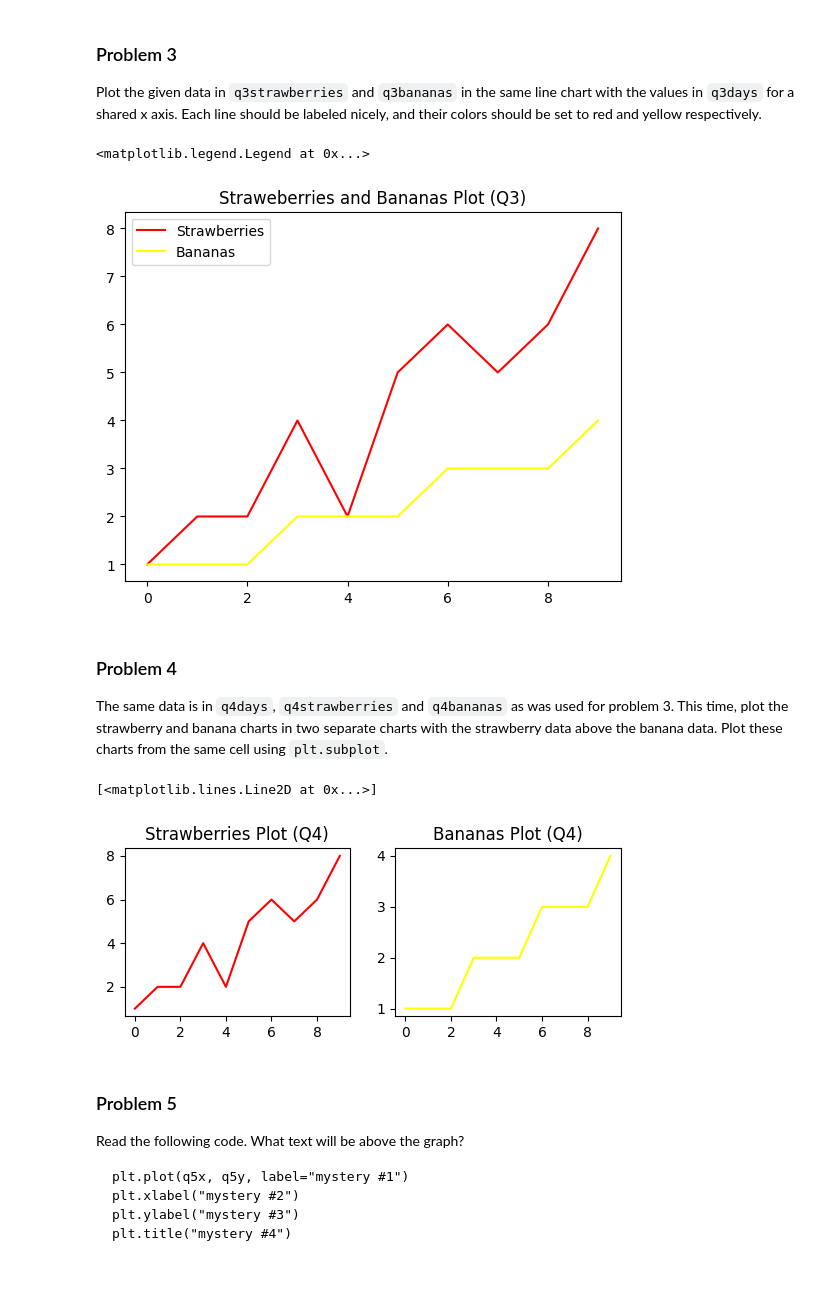
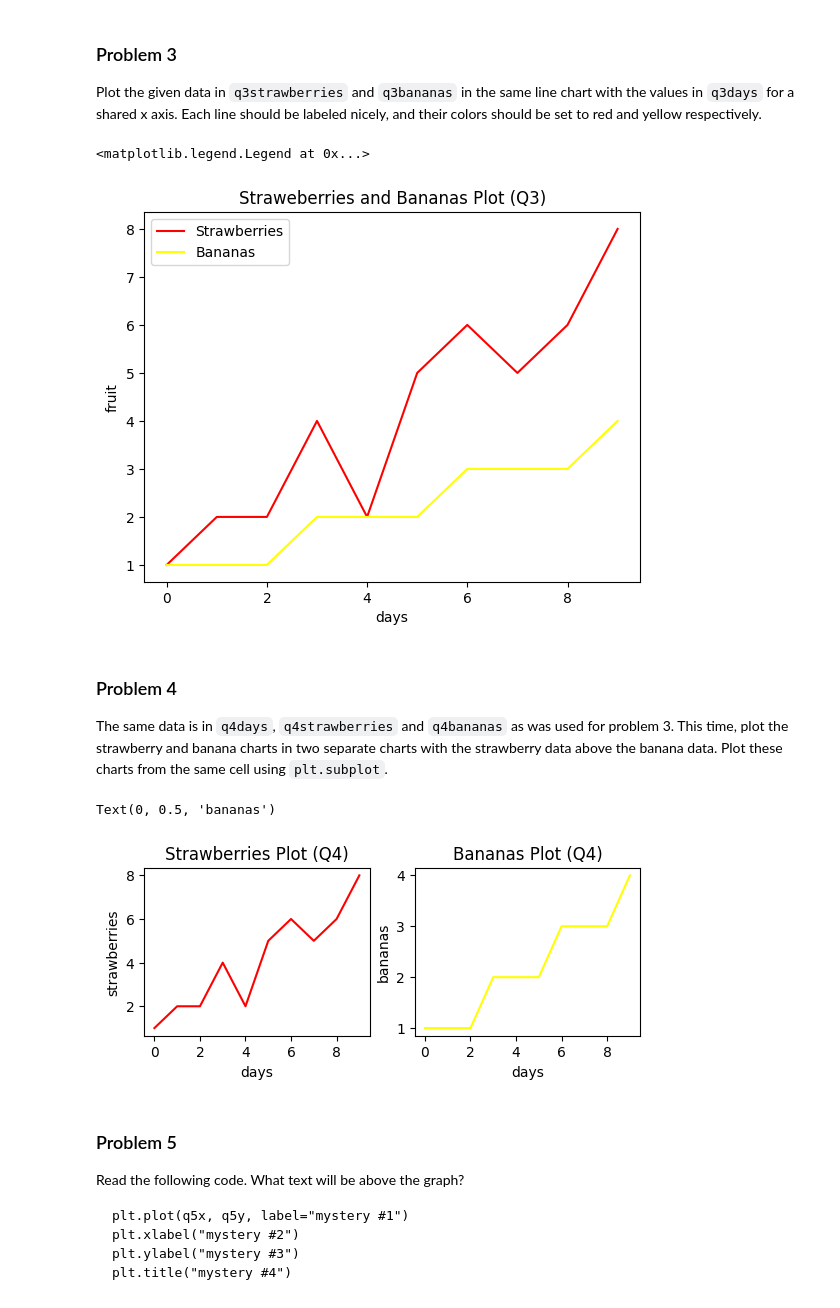
Before and after one commit to jchen8001/dx602-homework-05, a Jupyter notebook: homework.ipynb, the cells around one changed output. Drawn from its saved outputs; the diff is of its cells as text; code cells hidden in the pictures; blank space fills up the shorter version.

```diff
--- a/homework.ipynb
+++ b/homework.ipynb
@@ -117,10 +121,12 @@ q3bananas = [1, 1, 1, 2, 2, 2, 3, 3, 3, 4]
 plt.plot(q3days, q3strawberries, color= "red", label = "Strawberries")
 plt.plot(q3days, q3bananas, color = "yellow", label = "Bananas")
 plt.title("Straweberries and Bananas Plot (Q3)")
+plt.xlabel("days")
+plt.ylabel("fruit")
 plt.legend()
 # %% [output]
 <matplotlib.legend.Legend at 0x...>
-[figure, old version]
+[figure, new version]
 # %% [markdown]
 ### Problem 4
 
@@ -136,15 +142,19 @@ q4bananas = [1, 1, 1, 2, 2, 2, 3, 3, 3, 4]
 # %%
 # YOUR CHANGES HERE
 plt.subplot(2, 2, 1)
 plt.title("Strawberries Plot (Q4)")
 plt.plot(q4days, q4strawberries, color= "red", label = "Strawberries")
+plt.xlabel("days")
+plt.ylabel("strawberries")
 
 plt.subplot(2, 2, 2)
 plt.title("Bananas Plot (Q4)")
 plt.plot(q4days, q4bananas, color = "yellow", label = "Bananas")
+plt.xlabel("days")
+plt.ylabel("bananas")
 # %% [output]
-[<matplotlib.lines.Line2D at 0x...>]
+Text(0, 0.5, 'bananas')
-[figure, old version]
+[figure, new version]
 # %% [markdown]
 ### Problem 5
 
```
Also changed, not shown: parts of 13 cells of this notebook, 1 other file.
